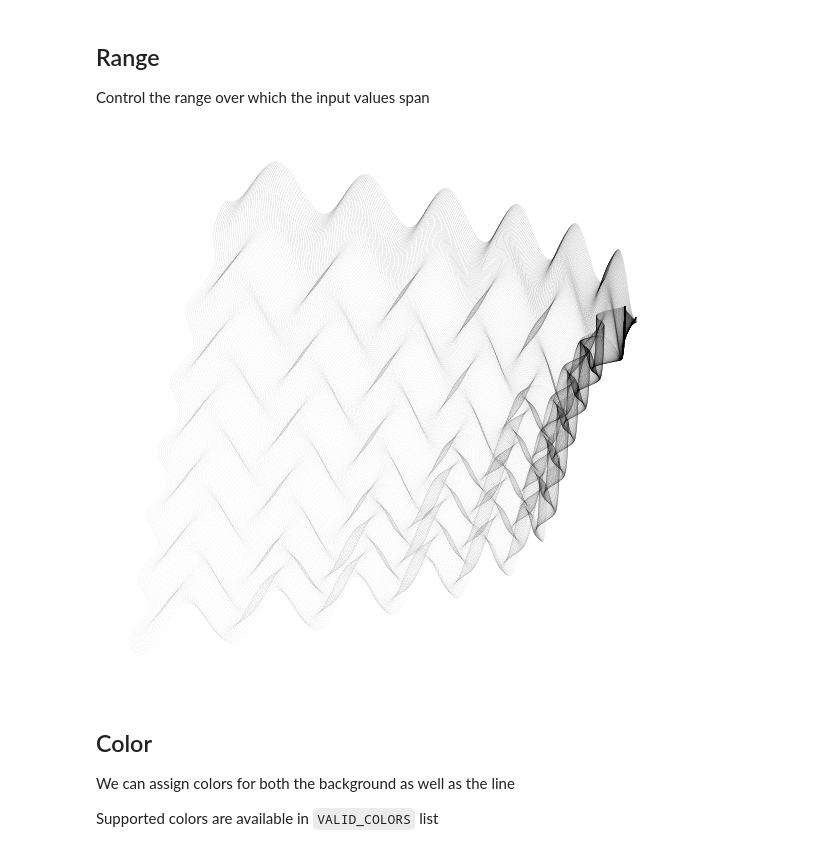
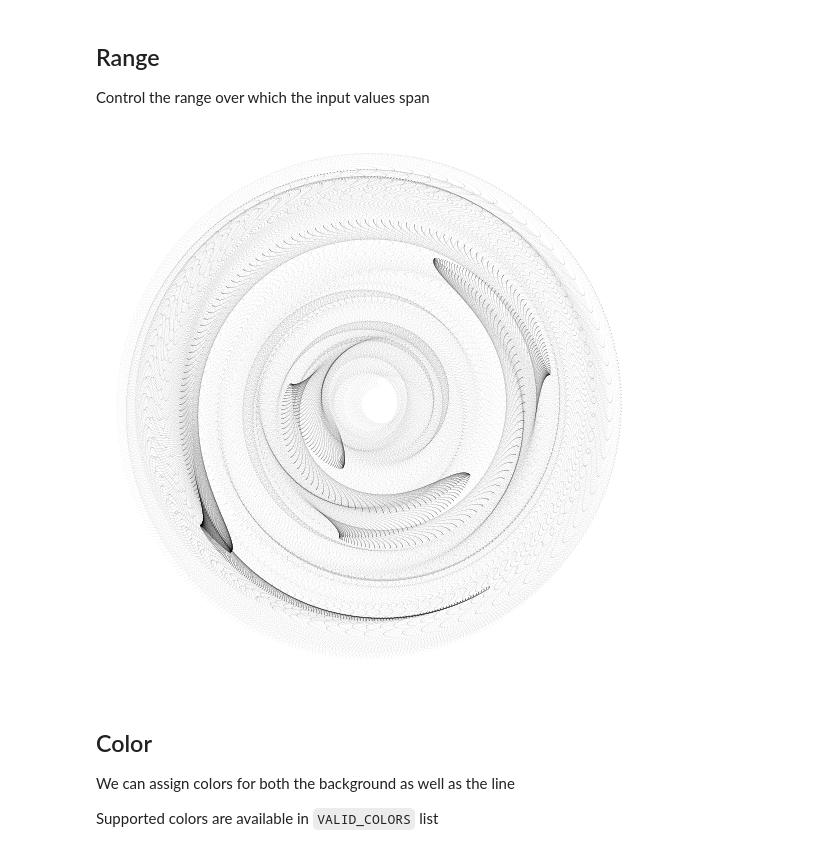
Before and after one commit to sepandhaghighi/samila, a Jupyter notebook: examples/demo.ipynb, the cells around one changed output. Saved outputs shown, nothing was run; the diff lists cells and outputs as text; code cells hidden in the pictures.

```diff
--- a/examples/demo.ipynb
+++ b/examples/demo.ipynb
@@ -68,11 +62,11 @@ Projection.MOLLWEIDE
 Control the range over which the input values span
 # %%
 g = GenerativeImage(f1, f2)
-g.generate(start=-2*math.pi, step=0.01, stop=0)
-g.plot()
+g.generate(start=-1.5*math.pi, step=0.007, stop=0)
+g.plot(projection=Projection.POLAR)
 plt.show()
 # %% [output]
-[figure, old version]
+[figure, new version]
 # %% [markdown]
 ## Color
 
```
Also changed, not shown: parts of 10 cells of this notebook.
